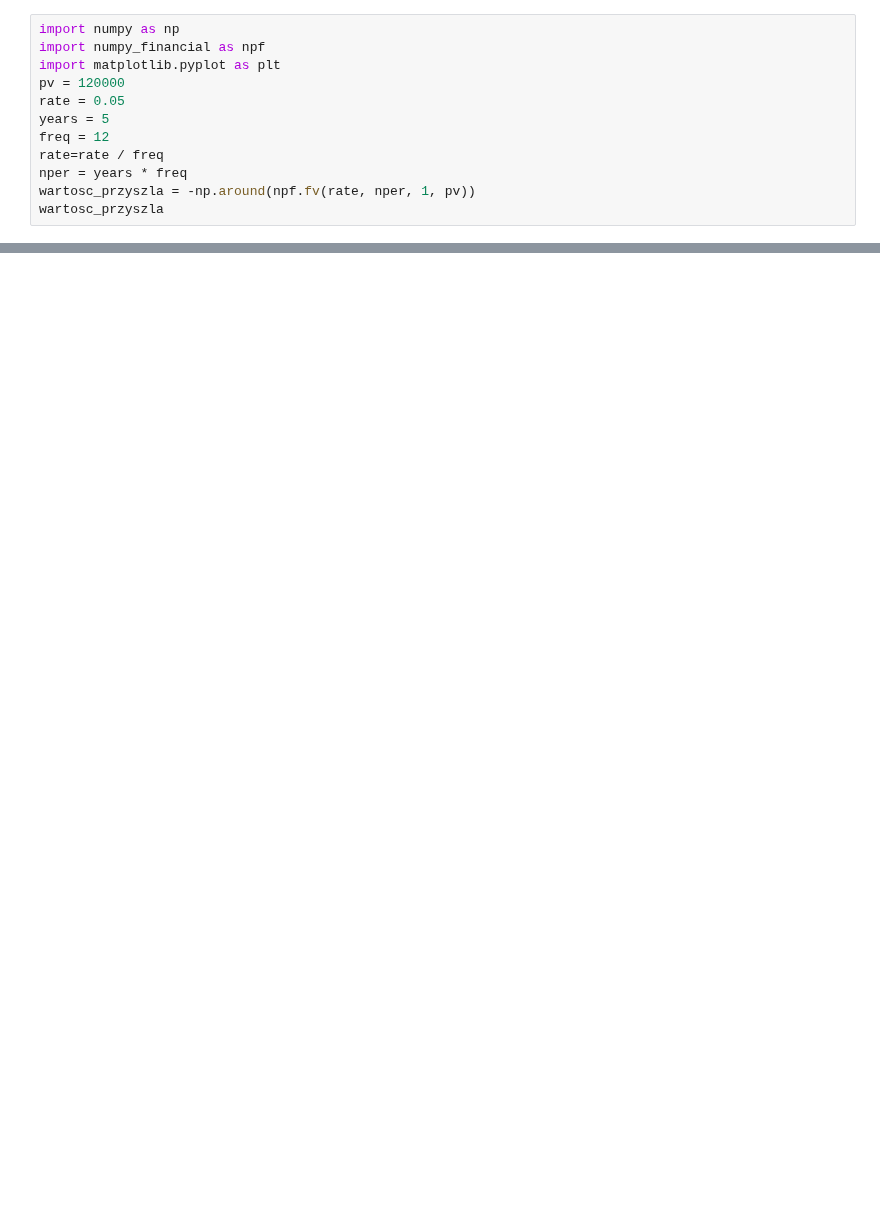
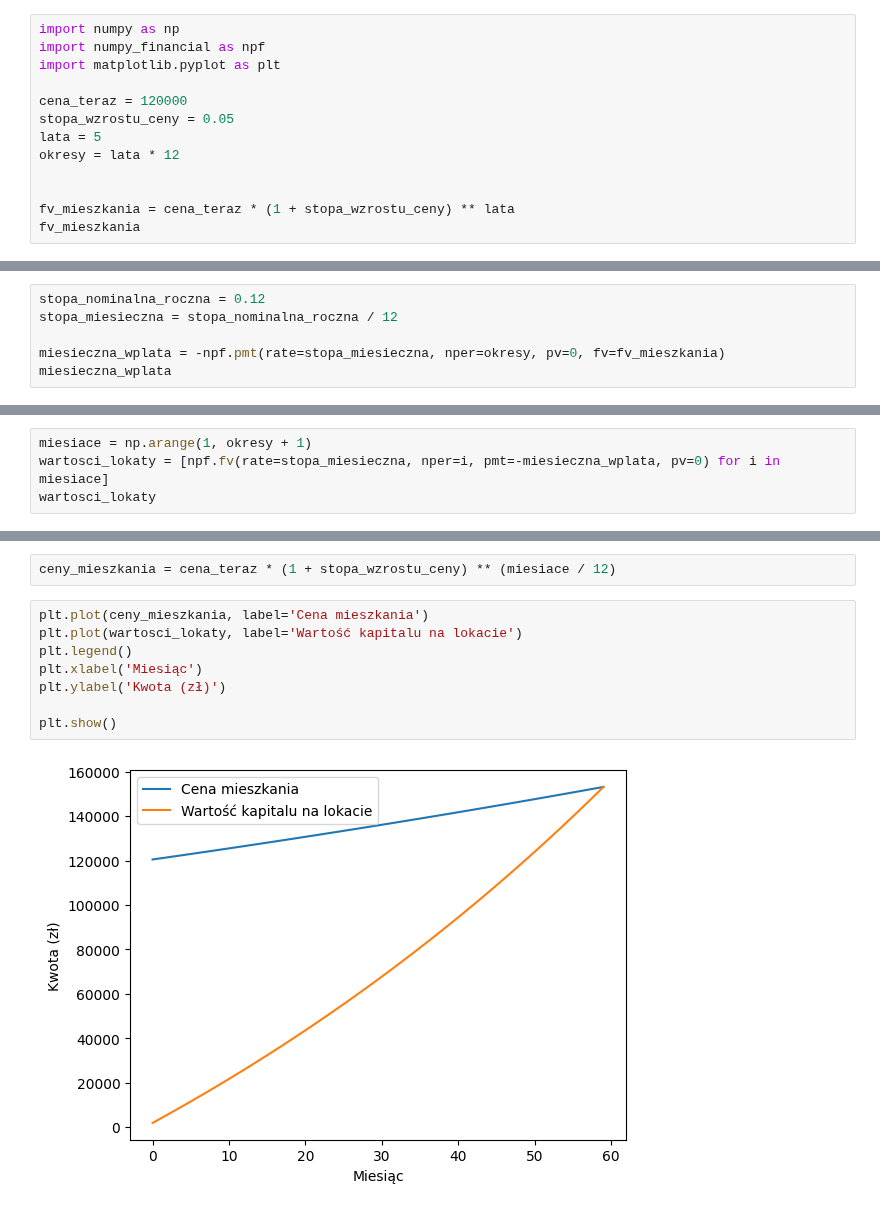
Before and after one commit to gporzuczek21-lang/mieszkanie_lokata, a Jupyter notebook: notatnik.ipynb, the cells around one changed output, grey strips where cells are left out. Drawn from its saved outputs; the diff is of its cells as text; blank space fills up the shorter version.

```diff
--- a/notatnik.ipynb
+++ b/notatnik.ipynb
@@ -2,12 +2,13 @@
 import numpy as np
 import numpy_financial as npf
 import matplotlib.pyplot as plt
-pv = 120000
-rate = 0.05
-years = 5
-freq = 12
-rate=rate / freq
-nper = years * freq
-wartosc_przyszla = -np.around(npf.fv(rate, nper, 1, pv))
-wartosc_przyszla
+
+cena_teraz = 120000
+stopa_wzrostu_ceny = 0.05
+lata = 5
+okresy = lata * 12
+
+
+fv_mieszkania = cena_teraz * (1 + stopa_wzrostu_ceny) ** lata
+fv_mieszkania
 # %% [output]
@@ -54,0 +16,6 @@ plt.show()
+# %%
+stopa_nominalna_roczna = 0.12
+stopa_miesieczna = stopa_nominalna_roczna / 12
+
+miesieczna_wplata = -npf.pmt(rate=stopa_miesieczna, nper=okresy, pv=0, fv=fv_mieszkania)
+miesieczna_wplata
@@ -54,0 +24,4 @@ plt.show()
+# %%
+miesiace = np.arange(1, okresy + 1)
+wartosci_lokaty = [npf.fv(rate=stopa_miesieczna, nper=i, pmt=-miesieczna_wplata, pv=0) for i in miesiace]
+wartosci_lokaty
@@ -54,0 +52,12 @@ plt.show()
+# %%
+ceny_mieszkania = cena_teraz * (1 + stopa_wzrostu_ceny) ** (miesiace / 12)
+# %%
+plt.plot(ceny_mieszkania, label='Cena mieszkania')
+plt.plot(wartosci_lokaty, label='Wartość kapitalu na lokacie')
+plt.legend()
+plt.xlabel('Miesiąc')
+plt.ylabel('Kwota (zł)')
+
+plt.show()
+# %% [output]
+[figure, added]
```
Also changed, not shown: parts of 8 cells of this notebook, 1 other file.
